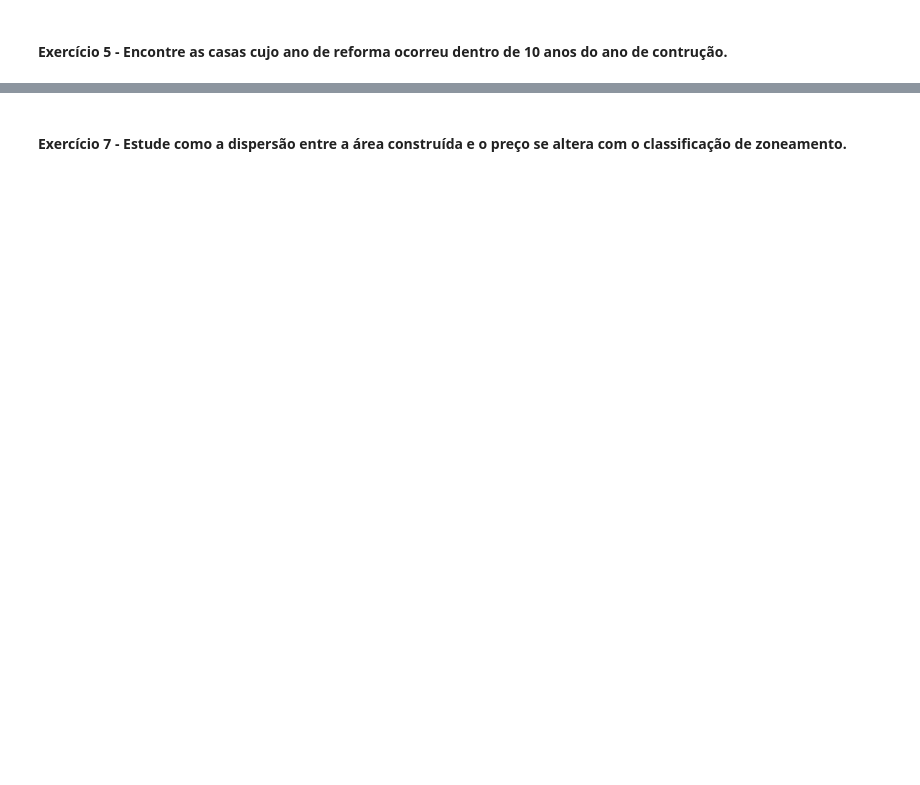
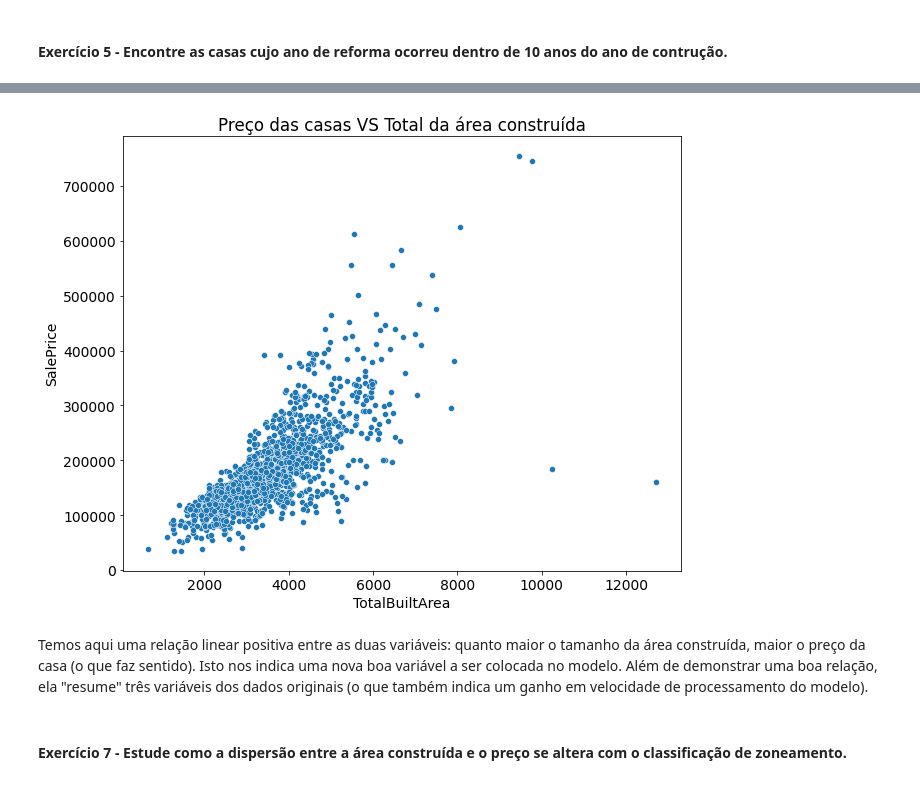
Before and after one commit to Fabiano23/digital_house, a Jupyter notebook: Módulo2/M2A33-MODELAGEM_ESTATISTICA_I/M2A33_PRATICA_INDEPENDENTE_MODELAGEM_ESTATISTICA_I.ipynb, the cells around one changed output, grey strips where cells are left out. Saved outputs shown, nothing was run; the diff lists cells and outputs as text; code cells hidden in the pictures; blank space fills up the shorter version.

```diff
--- a/Módulo2/M2A33-MODELAGEM_ESTATISTICA_I/M2A33_PRATICA_INDEPENDENTE_MODELAGEM_ESTATISTICA_I.ipynb
+++ b/Módulo2/M2A33-MODELAGEM_ESTATISTICA_I/M2A33_PRATICA_INDEPENDENTE_MODELAGEM_ESTATISTICA_I.ipynb
@@ -341,0 +394,8 @@ Os preços das casas estão concentrados em valores de 100 a 200 mil dólares te
+# %%
+#Novo dataframe com as variáveis para calcular o total da área construída e o preço das casas
+df_sizes = dados[['1stFlrSF', '2ndFlrSF', 'GrLivArea', 'GarageArea', 'SalePrice']]
+
+with pd.option_context('mode.chained_assignment', None):
+  df_sizes['TotalBuiltArea'] = df_sizes['1stFlrSF'] + df_sizes['2ndFlrSF'] + df_sizes['GrLivArea'] + df_sizes['GarageArea']
+
+df_sizes.head()
@@ -342,2 +409,9 @@ Os preços das casas estão concentrados em valores de 100 a 200 mil dólares te
+# %%
+sns.scatterplot(x= df_sizes['TotalBuiltArea'], y= df_sizes['SalePrice'])
+plt.title('Preço das casas VS Total da área construída');
+# %% [output]
+[figure, added]
+# %% [markdown]
+Temos aqui uma relação linear positiva entre as duas variáveis: quanto maior o tamanho da área construída, maior o preço da casa (o que faz sentido). Isto nos indica uma nova boa variável a ser colocada no modelo. Além de demonstrar uma boa relação, ela "resume" três variáveis dos dados originais (o que também indica um ganho em velocidade de processamento do modelo).
 # %% [markdown]
 #### Exercício 7 - Estude como a dispersão entre a área construída e o preço se altera com o classificação de zoneamento.
```
Also changed, not shown: parts of 14 cells of this notebook.
